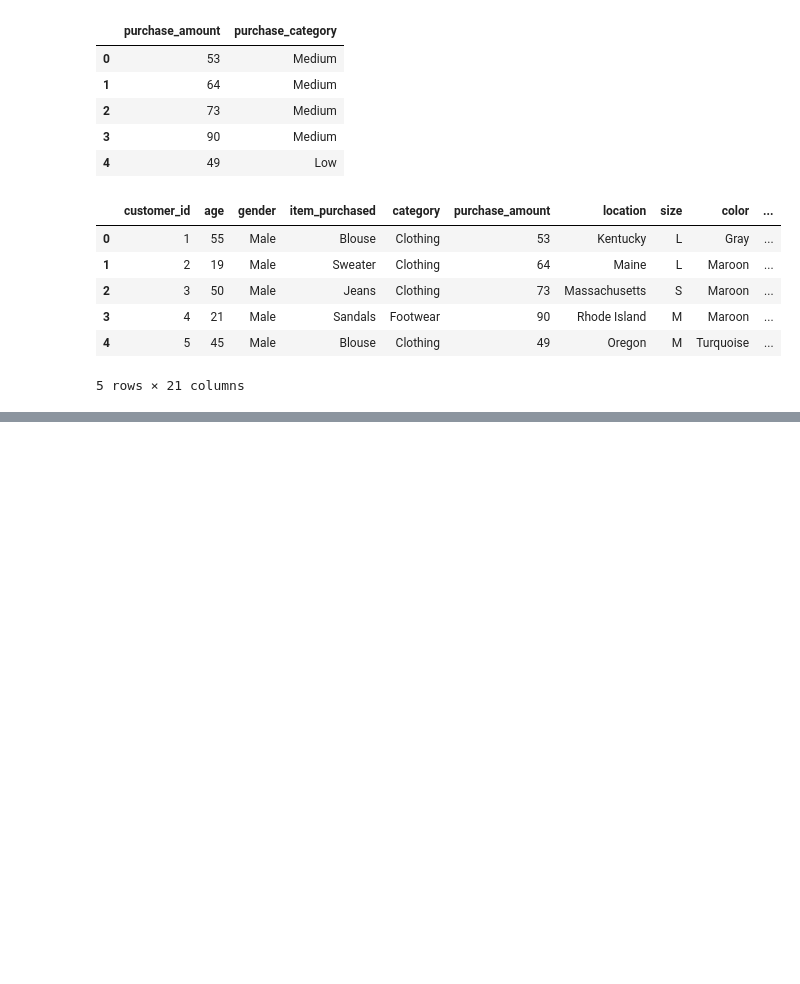
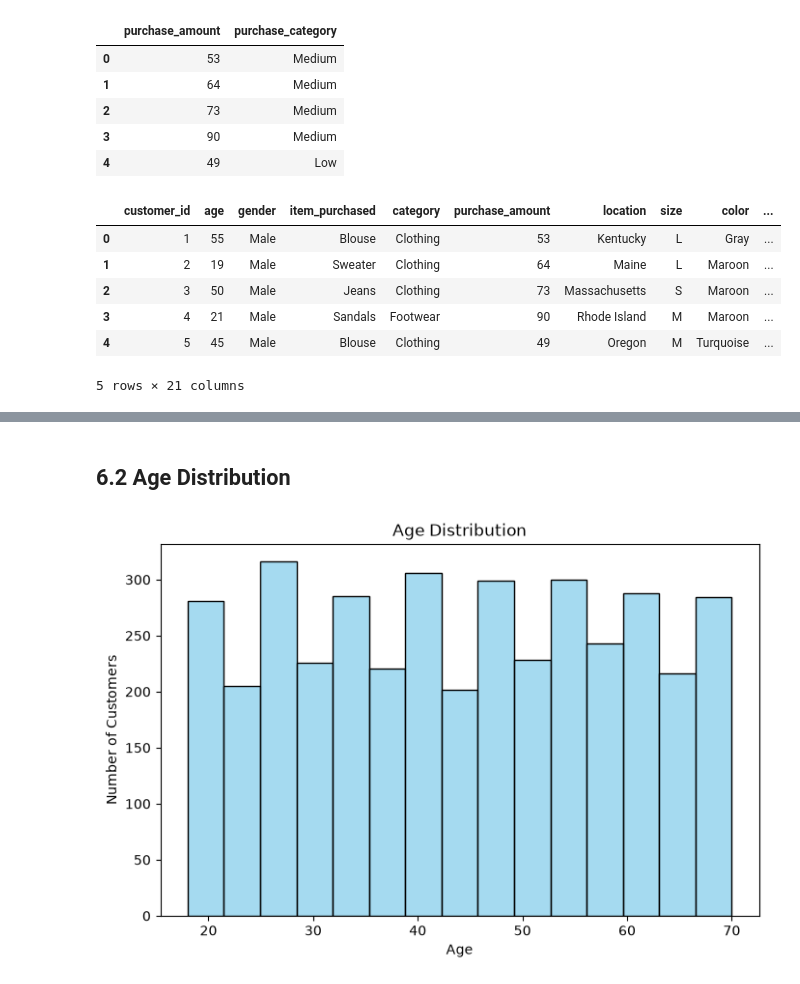
Before and after one commit to poojachavan8225/customer-purchasing-behavior-analysis, a Jupyter notebook: notebooks/customer_purchasing_behavior_analysis.ipynb, the cells around one changed output, grey strips where cells are left out. Saved outputs shown, nothing was run; the diff lists cells and outputs as text; code cells hidden in the pictures; blank space fills up the shorter version.

```diff
--- a/notebooks/customer_purchasing_behavior_analysis.ipynb
+++ b/notebooks/customer_purchasing_behavior_analysis.ipynb
@@ -282,0 +314,19 @@ df.head()
+# %% [markdown]
+## 6.2 Age Distribution
+# %%
+plt.figure(figsize=(8,5))
+
+sns.histplot(
+    data=df,
+    x='age',
+    bins=15,
+    color='skyblue'
+)
+
+plt.title('Age Distribution')
+plt.xlabel('Age')
+plt.ylabel('Number of Customers')
+
+plt.show()
+# %% [output]
+[figure, added]
```
Also changed, not shown: parts of 11 cells of this notebook.
